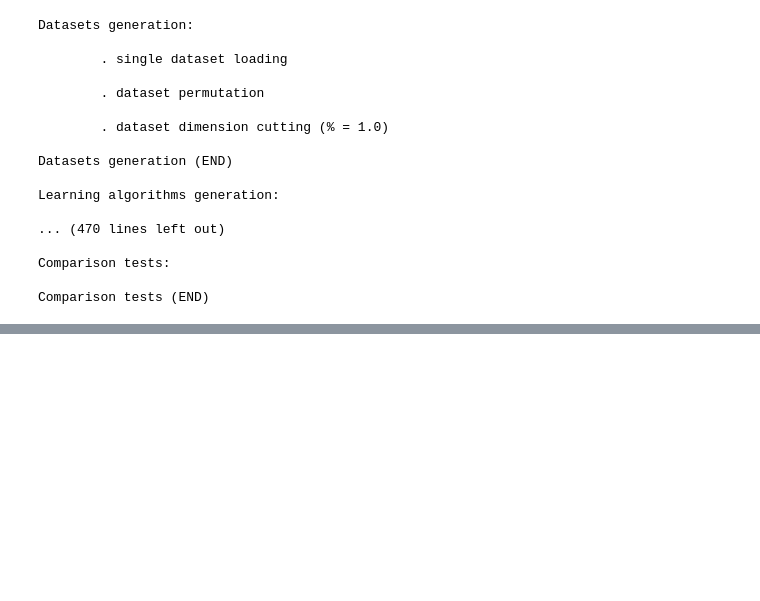
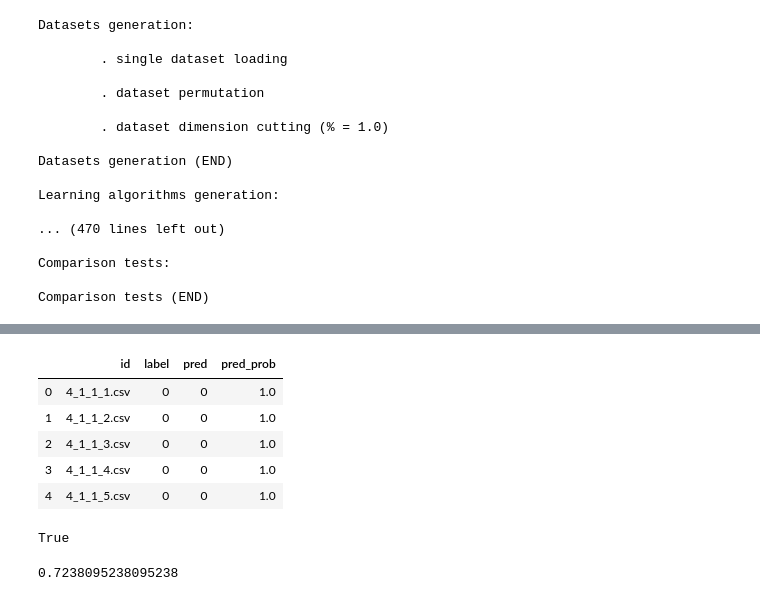
Before and after one commit to santigc6/ctbnc-chain, a Jupyter notebook: CTBNCToolkit/notebooks/ctbnc-multilabel.ipynb, the cells around one changed output, grey strips where cells are left out. Saved outputs shown, nothing was run; the diff lists cells and outputs as text; code cells hidden in the pictures; blank space fills up the shorter version.

```diff
--- a/CTBNCToolkit/notebooks/ctbnc-multilabel.ipynb
+++ b/CTBNCToolkit/notebooks/ctbnc-multilabel.ipynb
@@ -124,0 +127,37 @@ Comparison tests (END)
+# %%
+def read_results(res_dir):
+    cols = ['id', 'label', 'pred', 'pred_prob']
+    valid_cols = [i for i in range(0, 7, 2)] # [0, 2, 4, 6]
+
+    results_file = glob.glob(os.path.join(res_dir, '*-results.txt'))[0]
+
+    df_res = pd.read_csv(results_file, names=cols, skipinitialspace=True, usecols=valid_cols, sep=':|,', engine='python')
+
+    return df_res
+
+df = read_results(outDir)
+df.head(5)
+# %% [output]
+|  | id | label | pred | pred_prob |
+| 0 | 4_1_1_1.csv | 0 | 0 | 1.0 |
+| 1 | 4_1_1_2.csv | 0 | 0 | 1.0 |
+| 2 | 4_1_1_3.csv | 0 | 0 | 1.0 |
+| 3 | 4_1_1_4.csv | 0 | 0 | 1.0 |
+| 4 | 4_1_1_5.csv | 0 | 0 | 1.0 |
+# %%
+def reset_data(orig_dir, dest_dir):
+    try:
+        if os.path.exists(dest_dir):
+            shutil.rmtree(dest_dir)
+        shutil.copytree(orig_dir, dest_dir)
+    except:
+        return False
+    return True
+
+reset_data(inDir, tmpDir)
+# %% [output]
+True
+# %%
+accuracy_score(df['label'], df['pred'])
+# %% [output]
+0.7238095238095238
```
Also changed, not shown: parts of 13 cells of this notebook, 12 other files.
